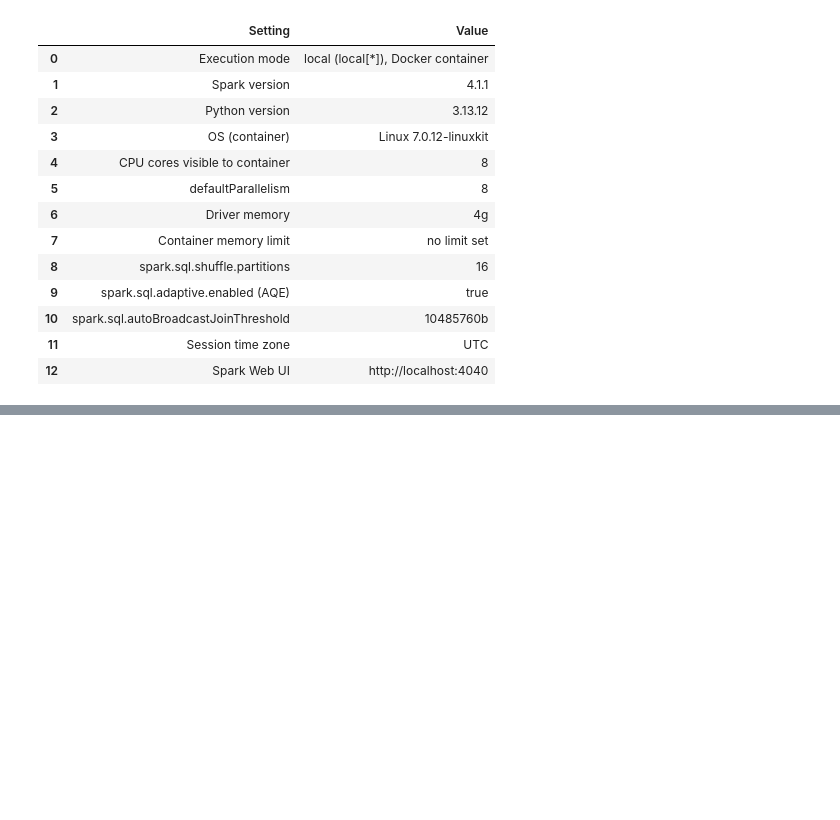
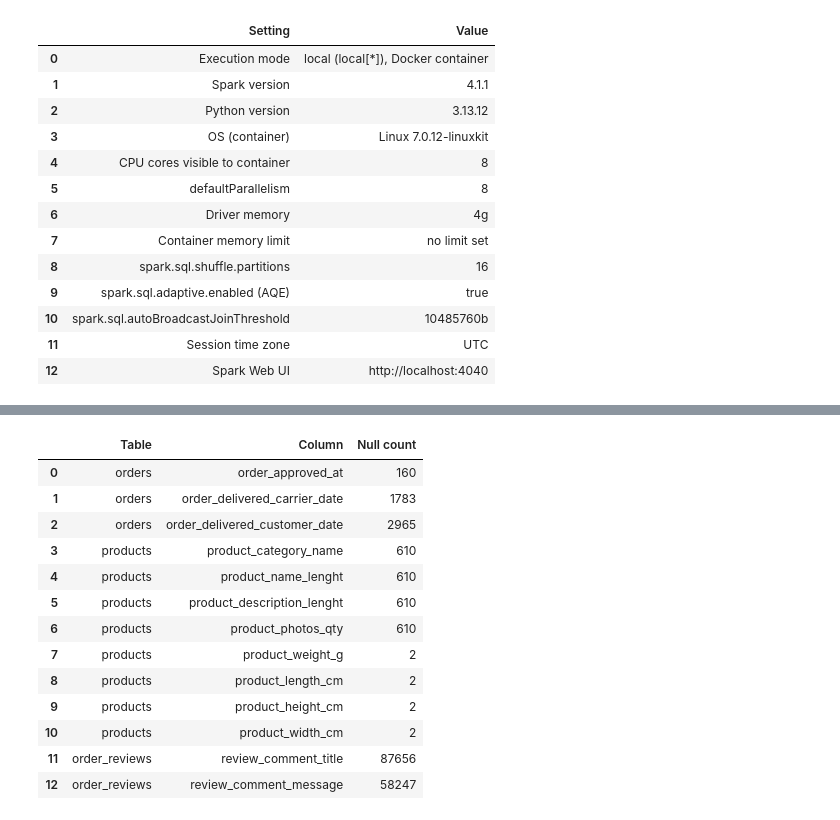
Before and after one commit to ndec0001-max/ITO5202, a Jupyter notebook: assessment1.ipynb, the cells around one changed output, grey strips where cells are left out. Cells and saved outputs as stored; diff of their text form; code cells hidden in the pictures; blank space fills up the shorter version.

Commit message:
Load Olist tables with explicit schemas and add initial exploration

```diff
--- a/assessment1.ipynb
+++ b/assessment1.ipynb
@@ -134,0 +160,23 @@ pd.DataFrame(env.items(), columns=["Setting", "Value"])
+# %%
+# ---------------------------------------------------------------
+# File locations
+# ---------------------------------------------------------------
+# CSVs are stored in ./data/ next to this notebook (see data/README.md).
+# The path is relative, so it works both on the host machine and inside the Docker container.
+DATA_DIR = "data"
+
+# Short table name -> CSV file name
+FILES = {
+    "orders":               "olist_orders_dataset.csv",
+    "order_items":          "olist_order_items_dataset.csv",
+    "customers":            "olist_customers_dataset.csv",
+    "products":             "olist_products_dataset.csv",
+    "category_translation": "product_category_name_translation.csv",
+    "order_reviews":        "olist_order_reviews_dataset.csv",
+}
+
+# Error Message
+missing = [f for f in FILES.values() if not os.path.exists(os.path.join(DATA_DIR, f))]
+if missing:
+    raise FileNotFoundError(f"Missing from ./{DATA_DIR}/: {missing}. See data/README.md.")
+print("All data files found.")
@@ -134,0 +341,28 @@ pd.DataFrame(env.items(), columns=["Setting", "Value"])
+# %%
+# ---------------------------------------------------------------
+# Null counts per column
+# ---------------------------------------------------------------
+def null_profile(name, df):
+    # One pass over the table: for every column, sum 1 where the value is null (only columns with at least one null are shown)
+    counts = df.select(
+        [F.sum(F.col(c).isNull().cast("int")).alias(c) for c in df.columns]
+    ).first()
+    return [(name, c, counts[c]) for c in df.columns if counts[c]]
+
+profile = [r for name, df in tables.items() for r in null_profile(name, df)]
+pd.DataFrame(profile, columns=["Table", "Column", "Null count"]) if profile else "No nulls found."
+# %% [output]
+|  | Table | Column | Null count |
+| 0 | orders | order_approved_at | 160 |
+| 1 | orders | order_delivered_carrier_date | 1783 |
+| 2 | orders | order_delivered_customer_date | 2965 |
+| 3 | products | product_category_name | 610 |
+| 4 | products | product_name_lenght | 610 |
+| 5 | products | product_description_lenght | 610 |
+| 6 | products | product_photos_qty | 610 |
+| 7 | products | product_weight_g | 2 |
+| 8 | products | product_length_cm | 2 |
+| 9 | products | product_height_cm | 2 |
+| 10 | products | product_width_cm | 2 |
+| 11 | order_reviews | review_comment_title | 87656 |
+| 12 | order_reviews | review_comment_message | 58247 |
```
Also changed, not shown: parts of 14 cells of this notebook.
